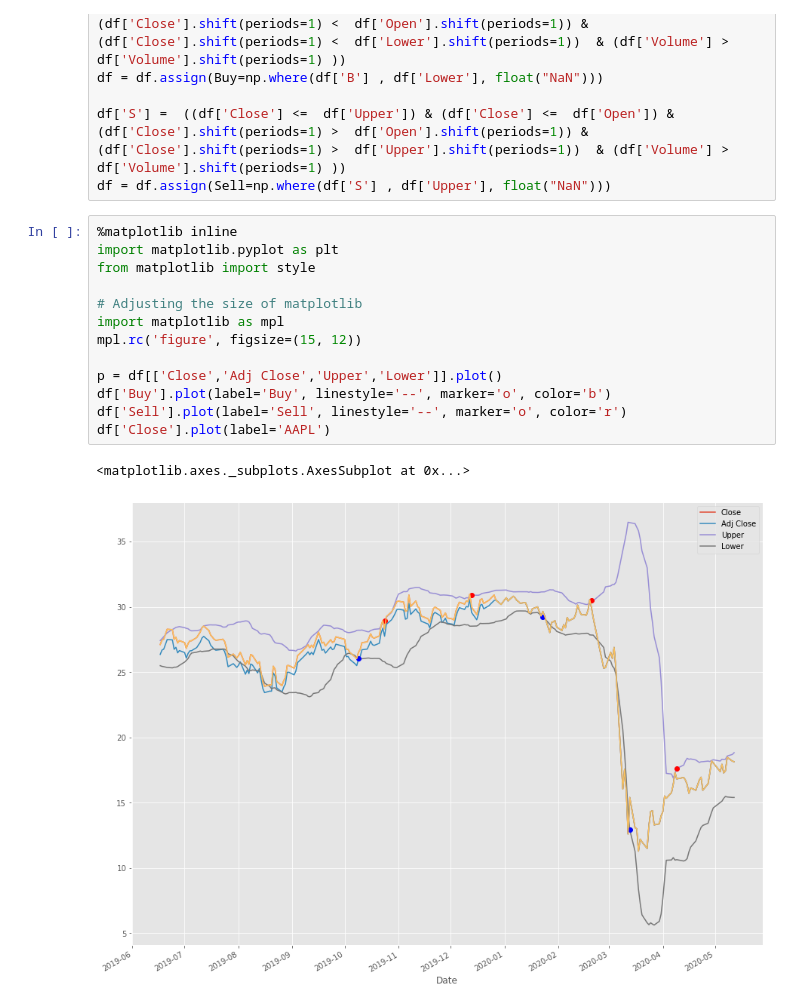
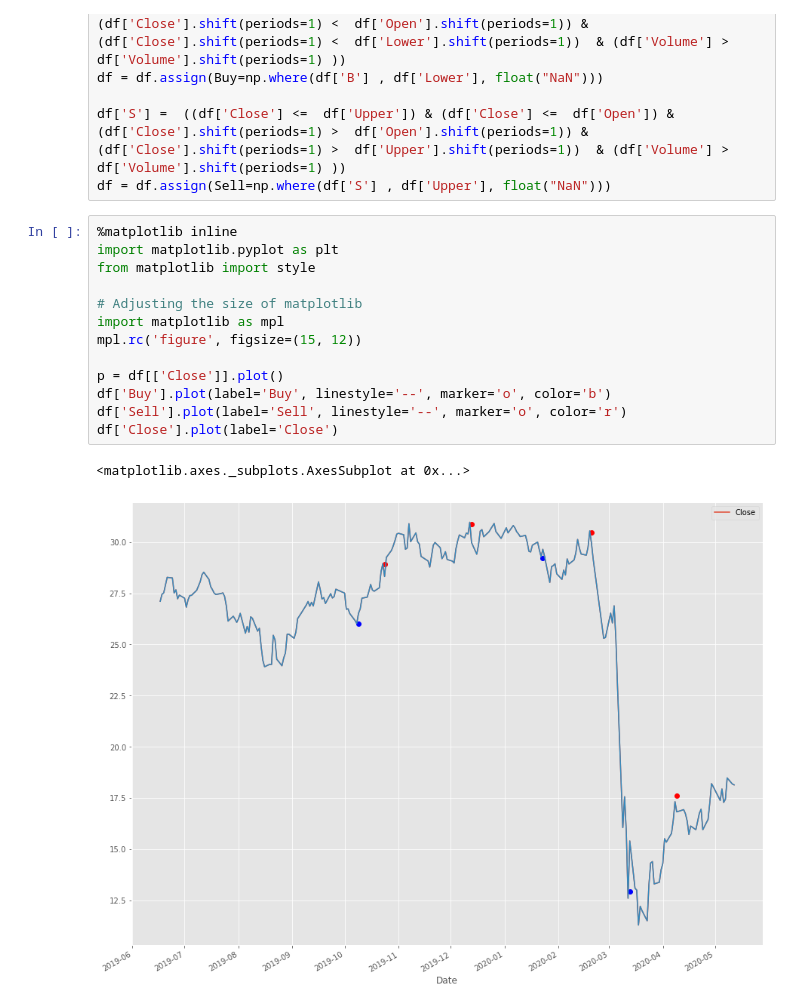
Before and after one commit to RaulMrSouza/Bollinger-Buy, a Jupyter notebook: Bollinger_Buy.ipynb, the cells around one changed output. Cells and saved outputs as stored; diff of their text form.

```diff
--- a/Bollinger_Buy.ipynb
+++ b/Bollinger_Buy.ipynb
@@ -38,16 +36,16 @@ df = df.assign(Sell=np.where(df['S'] , df['Upper'], float("NaN")))
 # %%
 %matplotlib inline
 import matplotlib.pyplot as plt
 from matplotlib import style
 
 # Adjusting the size of matplotlib
 import matplotlib as mpl
 mpl.rc('figure', figsize=(15, 12))
 
-p = df[['Close','Adj Close','Upper','Lower']].plot()
+p = df[['Close']].plot()
 df['Buy'].plot(label='Buy', linestyle='--', marker='o', color='b')
 df['Sell'].plot(label='Sell', linestyle='--', marker='o', color='r')
-df['Close'].plot(label='AAPL')
+df['Close'].plot(label='Close')
 # %% [output]
 <matplotlib.axes._subplots.AxesSubplot at 0x...>
-[figure, old version]
+[figure, new version]
```
Also changed, not shown: parts of 1 cell of this notebook.
